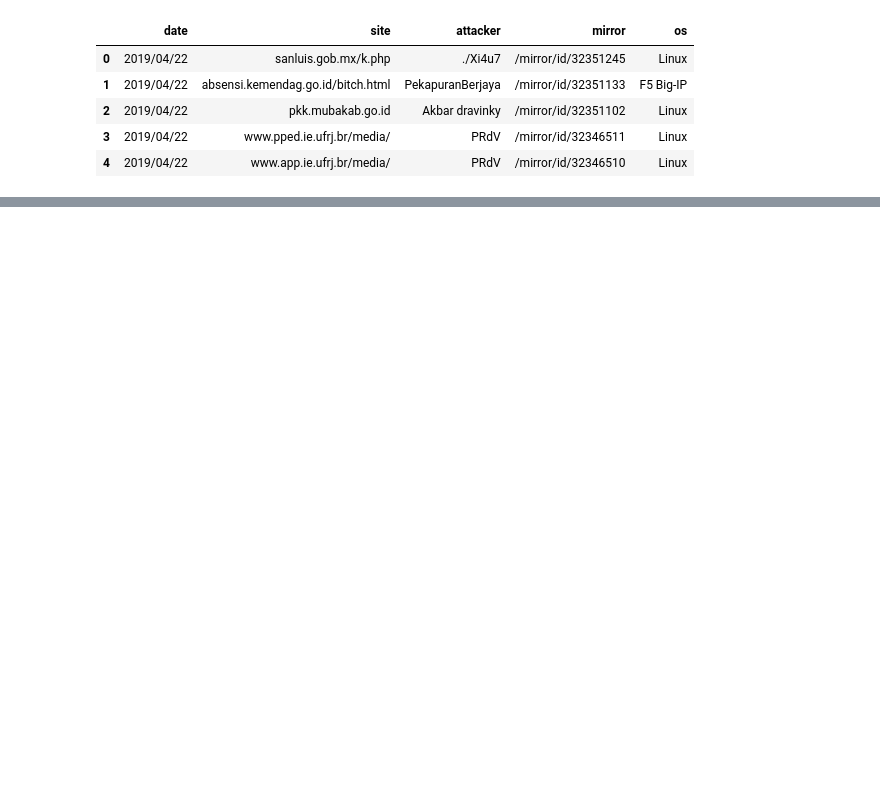
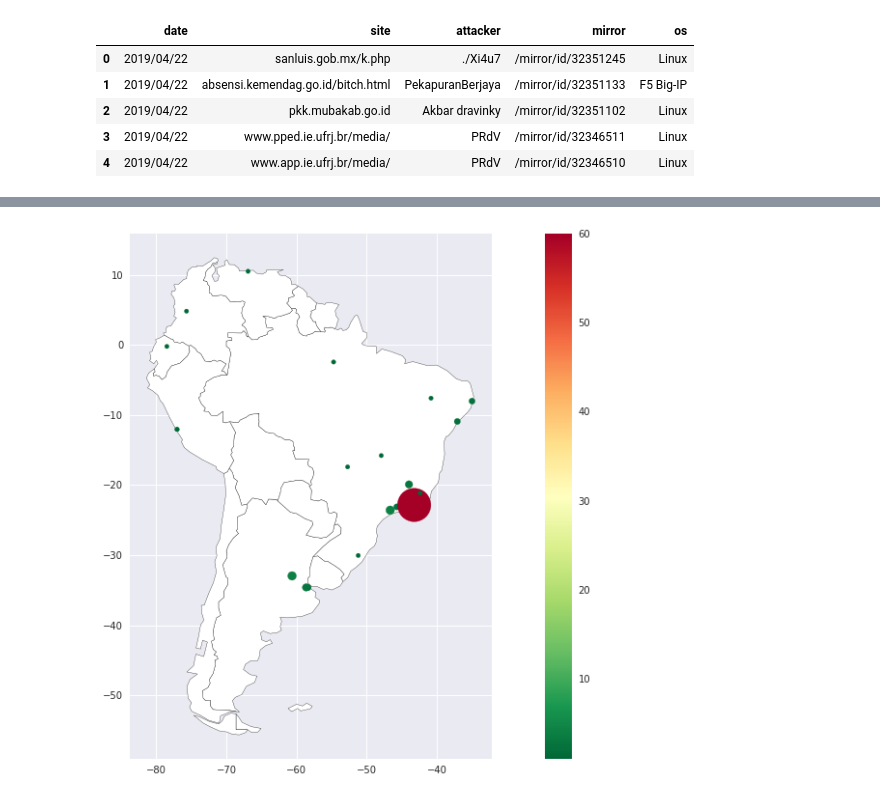
Before and after one commit to Bruck1701/Webscrapers, a Jupyter notebook: Zone-h-scraper.ipynb, the cells around one changed output, grey strips where cells are left out. Cells and saved outputs as stored; diff of their text form; code cells hidden in the pictures; blank space fills up the shorter version.

```diff
--- a/Zone-h-scraper.ipynb
+++ b/Zone-h-scraper.ipynb
@@ -222,0 +303,7 @@ for i in srv_list2:
+# %%
+ax = world[world.continent == 'South America'].plot(color='white', edgecolor='black',figsize=(20,10))
+tmp=gdf[gdf['continent']=='SA']
+tmp.plot(ax=ax,cmap='RdYlGn_r',  column=tmp['count'] , markersize=tmp['count']*20,legend=True)
+plt.show()
+# %% [output]
+[figure, added]
```
Also changed, not shown: parts of 32 cells of this notebook.
